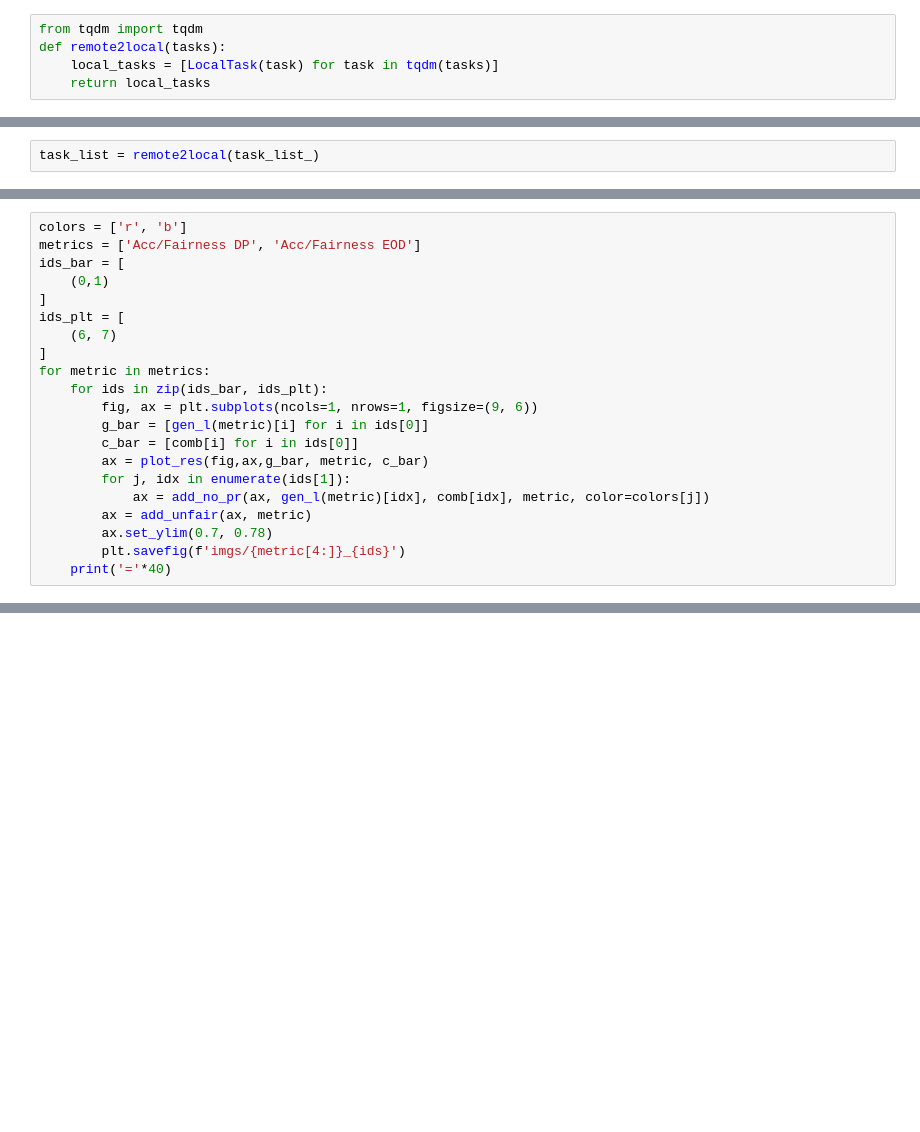
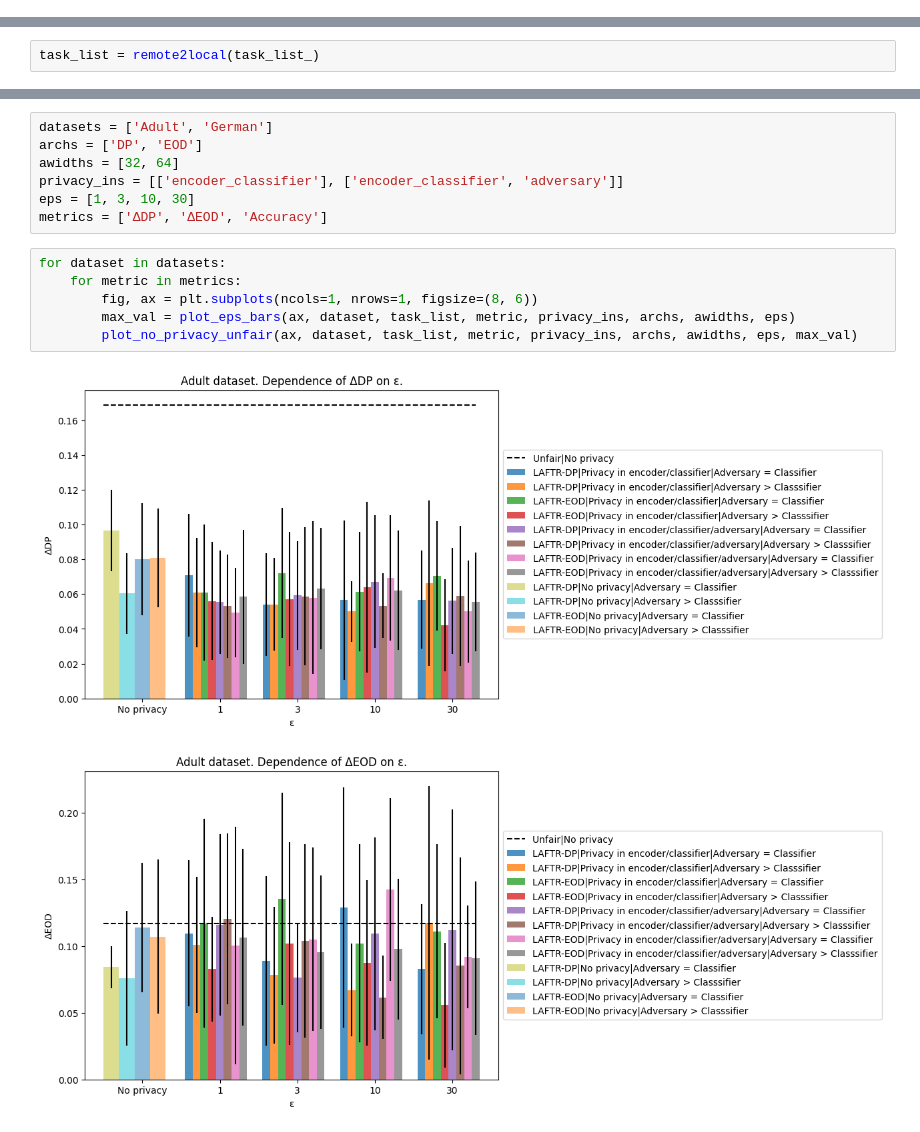
Before and after one commit to Eponeshnikov/DPFairDeepLearning, a Jupyter notebook: postprocessing.ipynb, the cells around one changed output, grey strips where cells are left out. Drawn from its saved outputs; the diff is of its cells as text; blank space fills up the shorter version.

```diff
--- a/postprocessing.ipynb
+++ b/postprocessing.ipynb
@@ -152,5 +68,0 @@ list
-# %%
-from tqdm import tqdm
-def remote2local(tasks):
-    local_tasks = [LocalTask(task) for task in tqdm(tasks)]
-    return local_tasks
@@ -481,21 +70,0 @@ gender| No privacy| EOD 0.768 0.012
-# %%
-colors = ['r', 'b']
-metrics = ['Acc/Fairness DP', 'Acc/Fairness EOD']
-ids_bar = [
-    (0,1)
-]
-ids_plt = [
-    (6, 7)
-]
-for metric in metrics:
-    for ids in zip(ids_bar, ids_plt):
-        fig, ax = plt.subplots(ncols=1, nrows=1, figsize=(9, 6))
-        g_bar = [gen_l(metric)[i] for i in ids[0]]
-        c_bar = [comb[i] for i in ids[0]]
-        ax = plot_res(fig,ax,g_bar, metric, c_bar)
-        for j, idx in enumerate(ids[1]):
-            ax = add_no_pr(ax, gen_l(metric)[idx], comb[idx], metric, color=colors[j])
-        ax = add_unfair(ax, metric)
-        ax.set_ylim(0.7, 0.78)
-        plt.savefig(f'imgs/{metric[4:]}_{ids}')
-    print('='*40)
@@ -514,0 +71,16 @@ gender| No privacy| EOD 0.768 0.012
+# %%
+datasets = ['Adult', 'German']
+archs = ['DP', 'EOD']
+awidths = [32, 64]
+privacy_ins = [['encoder_classifier'], ['encoder_classifier', 'adversary']]
+eps = [1, 3, 10, 30]
+metrics = ['ΔDP', 'ΔEOD', 'Accuracy']
+# %%
+for dataset in datasets:
+    for metric in metrics:
+        fig, ax = plt.subplots(ncols=1, nrows=1, figsize=(8, 6))
+        max_val = plot_eps_bars(ax, dataset, task_list, metric, privacy_ins, archs, awidths, eps)
+        plot_no_privacy_unfair(ax, dataset, task_list, metric, privacy_ins, archs, awidths, eps, max_val)
+# %% [output]
+[figure, added]
+[figure, added]
```
Also changed, not shown: parts of 37 cells of this notebook, 2 other files.
